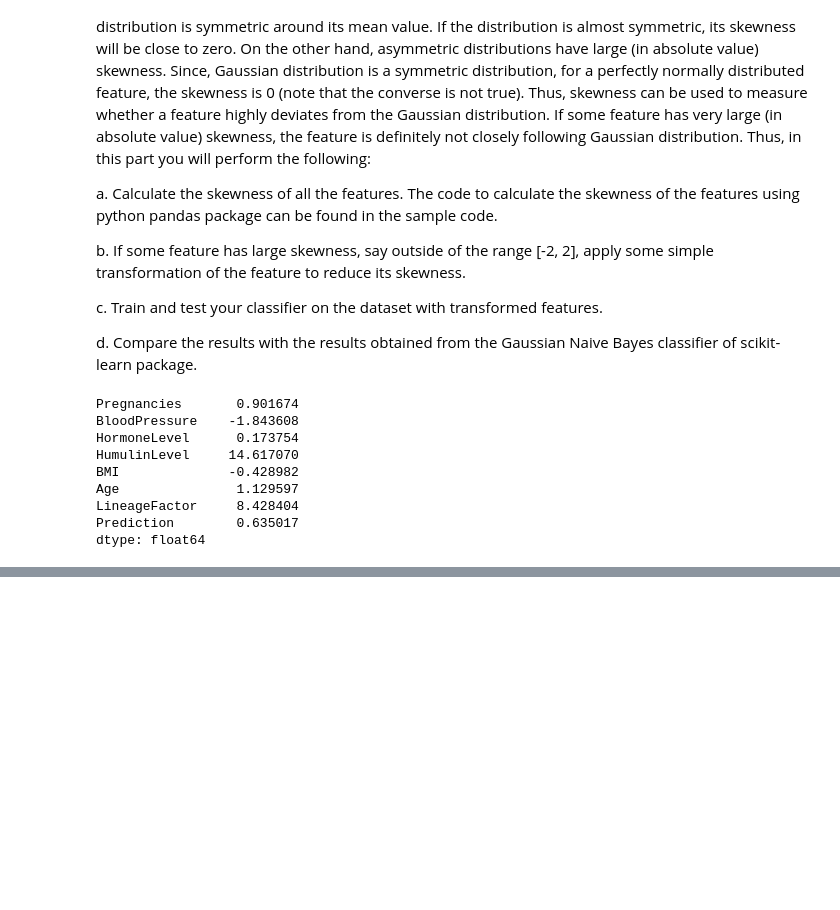
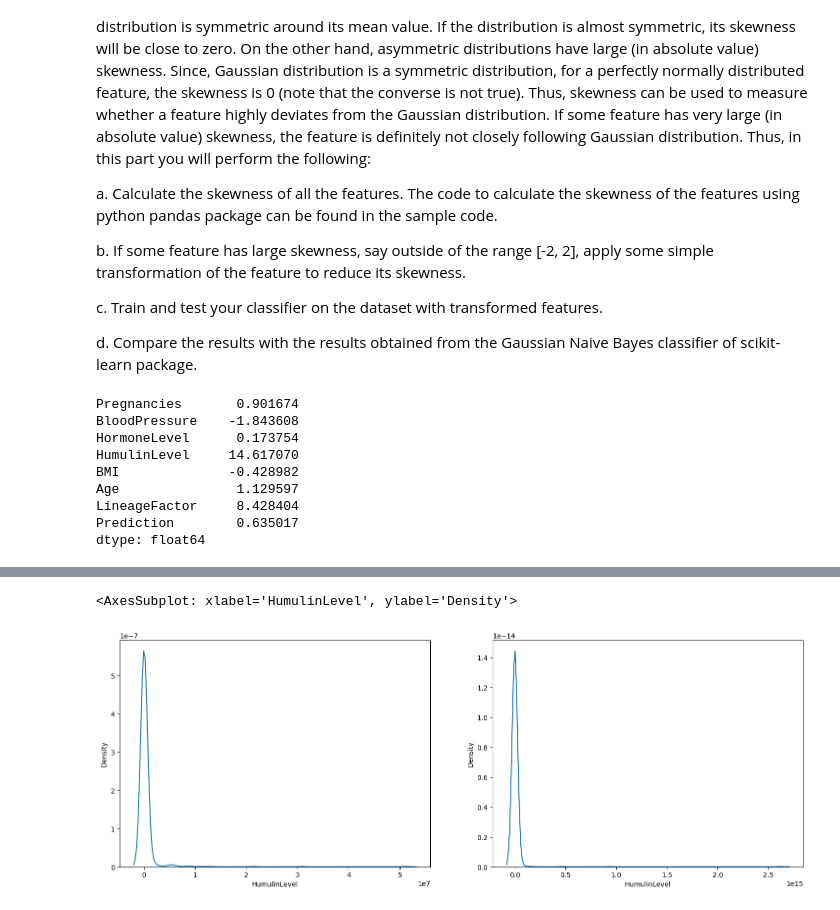
Before and after one commit to yashpaneliya/CS60050-Machine-Learning, a Jupyter notebook: P1/Polydipsia Prediction.ipynb, the cells around one changed output, grey strips where cells are left out. Cells and saved outputs as stored; diff of their text form; code cells hidden in the pictures; blank space fills up the shorter version.

```diff
--- a/P1/Polydipsia Prediction.ipynb
+++ b/P1/Polydipsia Prediction.ipynb
@@ -481,0 +525,11 @@ dtype: float64
+# %%
+# Applying quadratic transformation
+quad_humulin_df = np.power(df['HumulinLevel'], 2)
+plt.figure(figsize=(18,6))
+plt.subplot(1,2,1)
+sns.kdeplot(df['HumulinLevel'])
+plt.subplot(1,2,2)
+sns.kdeplot(quad_humulin_df)
+# %% [output]
+<AxesSubplot: xlabel='HumulinLevel', ylabel='Density'>
+[figure, added]
```
Also changed, not shown: parts of 23 cells of this notebook.
